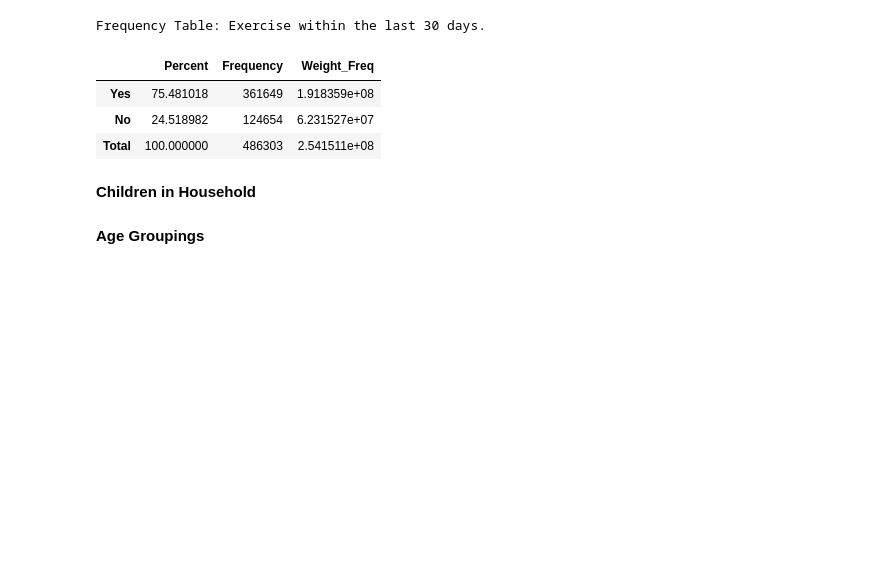
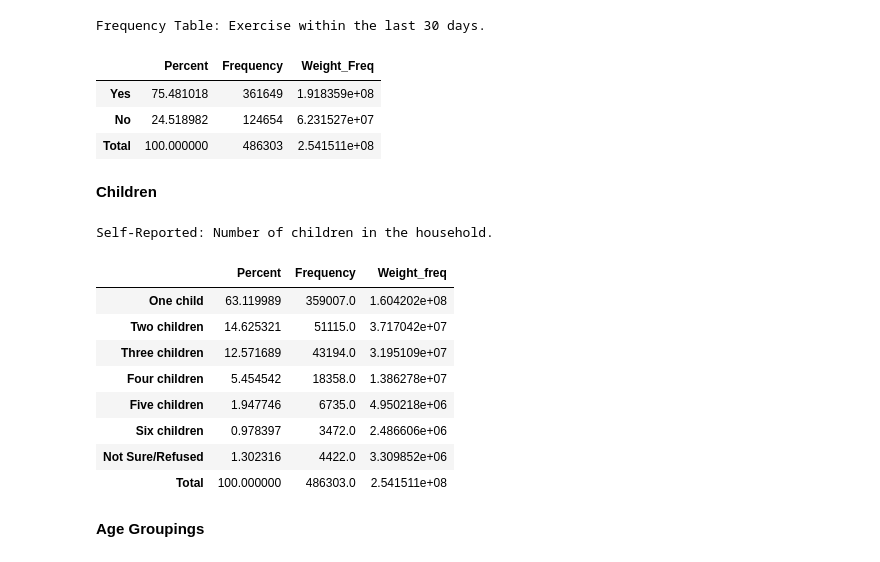
Before and after one commit to pmleffers/BRFSS2016, a Jupyter notebook: BRFSS notebook.ipynb, the cells around one changed output. Saved outputs shown, nothing was run; the diff lists cells and outputs as text; code cells hidden in the pictures; blank space fills up the shorter version.

```diff
--- a/BRFSS notebook.ipynb
+++ b/BRFSS notebook.ipynb
@@ -222,6 +207,69 @@ Frequency Table: Exercise within the last 30 days.
 | No | 24.518982 | 124654 | 6.231527e+07 |
 | Total | 100.000000 | 486303 | 2.541511e+08 |
 # %% [markdown]
-**Children in Household**
+**Children**
+# %%
+#np.dtype(BRFSS2016['_CHLDCNT'])
+#dtype('int64')
+temp=pd.DataFrame(BRFSS2016['_CHLDCNT'])
+#one-hot encoding
+for x in temp._CHLDCNT.unique():
+    temp[x]=(temp._CHLDCNT==x).astype(int)
+
+#temp.columns
+#Index(['_CHLDCNT', 4, 1, 2, 5, 3, 9, 6], dtype='object')
+temp.rename(columns={'_CHLDCNT':'ChildCount', 4:'four', 1:'one', 2:'two', 5:'five',3:'three',9:'nine',6:'six'}, inplace=True)
+# %%
+#Setup Statsmodels to get Frequency Weights
+#one
+freqTemp = smf.DescrStatsW(temp['one'], weights=WeightVar)
+counts=np.array(pd.Series(temp.one).value_counts())
+one=np.array([freqTemp.mean*100,counts[0],freqTemp.sum])
+#two
+freqTemp = smf.DescrStatsW(temp['two'], weights=WeightVar)
+counts=np.array(pd.Series(temp.two).value_counts())
+two=np.array([freqTemp.mean*100,counts[1],freqTemp.sum])
+#three
+freqTemp = smf.DescrStatsW(temp['three'], weights=WeightVar)
+counts=np.array(pd.Series(temp.three).value_counts())
+three=np.array([freqTemp.mean*100,counts[1],freqTemp.sum])
+#four
+freqTemp = smf.DescrStatsW(temp['four'], weights=WeightVar)
+counts=np.array(pd.Series(temp.four).value_counts())
+four=np.array([freqTemp.mean*100,counts[1],freqTemp.sum])
+#five
+freqTemp = smf.DescrStatsW(temp['five'], weights=WeightVar)
+counts=np.array(pd.Series(temp.five).value_counts())
+five=np.array([freqTemp.mean*100,counts[1],freqTemp.sum])
+#six
+freqTemp = smf.DescrStatsW(temp['six'], weights=WeightVar)
+counts=np.array(pd.Series(temp.six).value_counts())
+six=np.array([freqTemp.mean*100,counts[1],freqTemp.sum])
+#nine
+freqTemp = smf.DescrStatsW(temp['nine'], weights=WeightVar)
+counts=np.array(pd.Series(temp.nine).value_counts())
+nine=np.array([freqTemp.mean*100,counts[1],freqTemp.sum])
+#Create Table (DataFrame)
+freq_table=pd.DataFrame(np.array([one,two,three,four,five,six,nine]),columns=['Percent','Frequency','Weight_freq'])
+#Modify index rows
+first,second,third,fourth,fifth,sixth,ninth = freq_table.index[0],freq_table.index[1],freq_table.index[2],freq_table.index[3],freq_table.index[4],freq_table.index[5],freq_table.index[6]
+freq_table.rename(index={first: 'One child',second: 'Two children',third: 'Three children',fourth:'Four children',fifth:'Five children',sixth:'Six children',ninth:'Not Sure/Refused'},inplace=True)
+#Create Totals Row
+last=np.array([round(freq_table['Percent'].sum()),round(freq_table['Frequency'].sum()),round(freq_table['Weight_freq'].sum())])
+freq_table.loc[len(freq_table)]=last
+freq_table.rename(index={7:'Total'},inplace=True)
+print('Self-Reported: Number of children in the household.')
+freq_table
+# %% [output]
+Self-Reported: Number of children in the household.
+|  | Percent | Frequency | Weight_freq |
+| One child | 63.119989 | 359007.0 | 1.604202e+08 |
+| Two children | 14.625321 | 51115.0 | 3.717042e+07 |
+| Three children | 12.571689 | 43194.0 | 3.195109e+07 |
+| Four children | 5.454542 | 18358.0 | 1.386278e+07 |
+| Five children | 1.947746 | 6735.0 | 4.950218e+06 |
+| Six children | 0.978397 | 3472.0 | 2.486606e+06 |
+| Not Sure/Refused | 1.302316 | 4422.0 | 3.309852e+06 |
+| Total | 100.000000 | 486303.0 | 2.541511e+08 |
 # %% [markdown]
 **Age Groupings**
```
Also changed, not shown: parts of 16 cells of this notebook.
